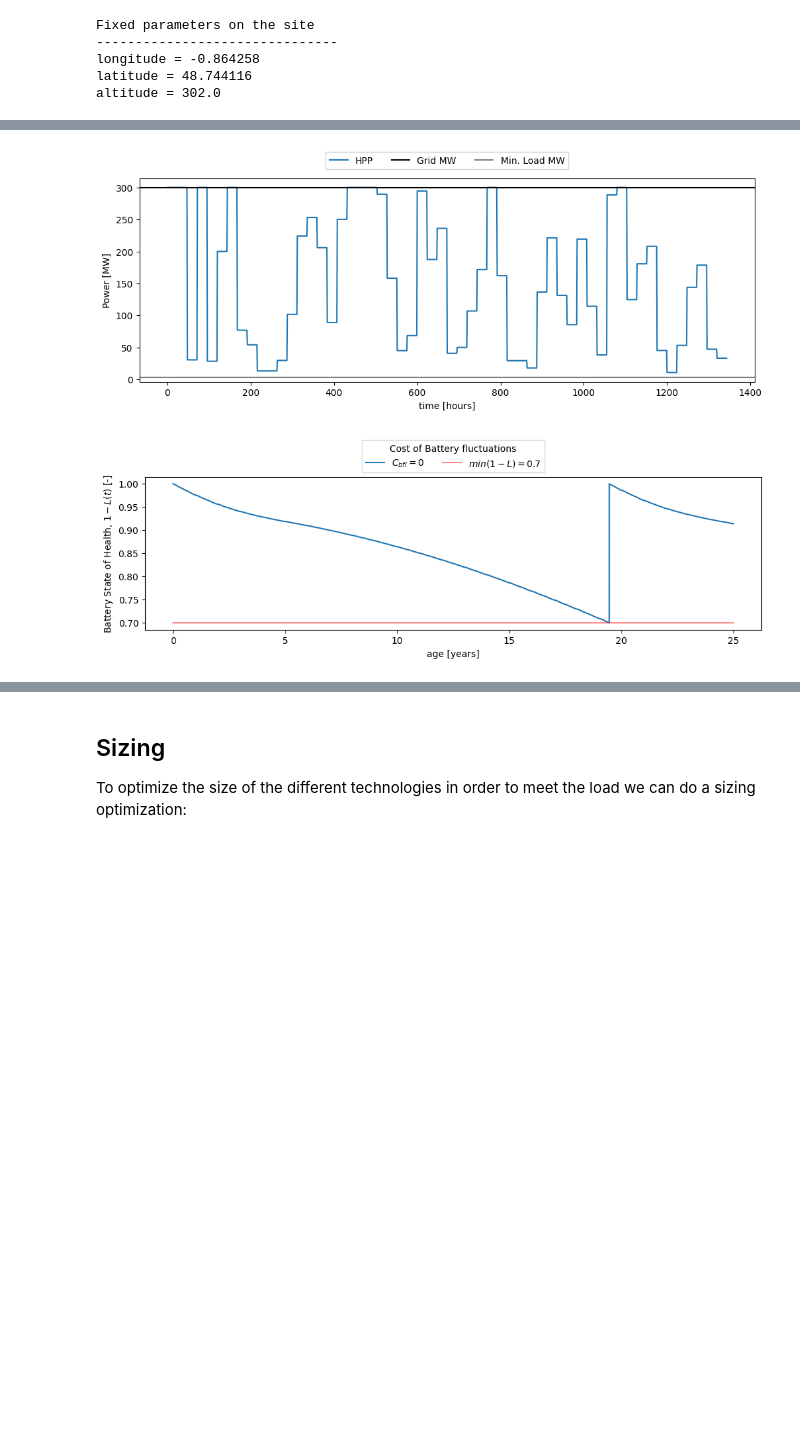
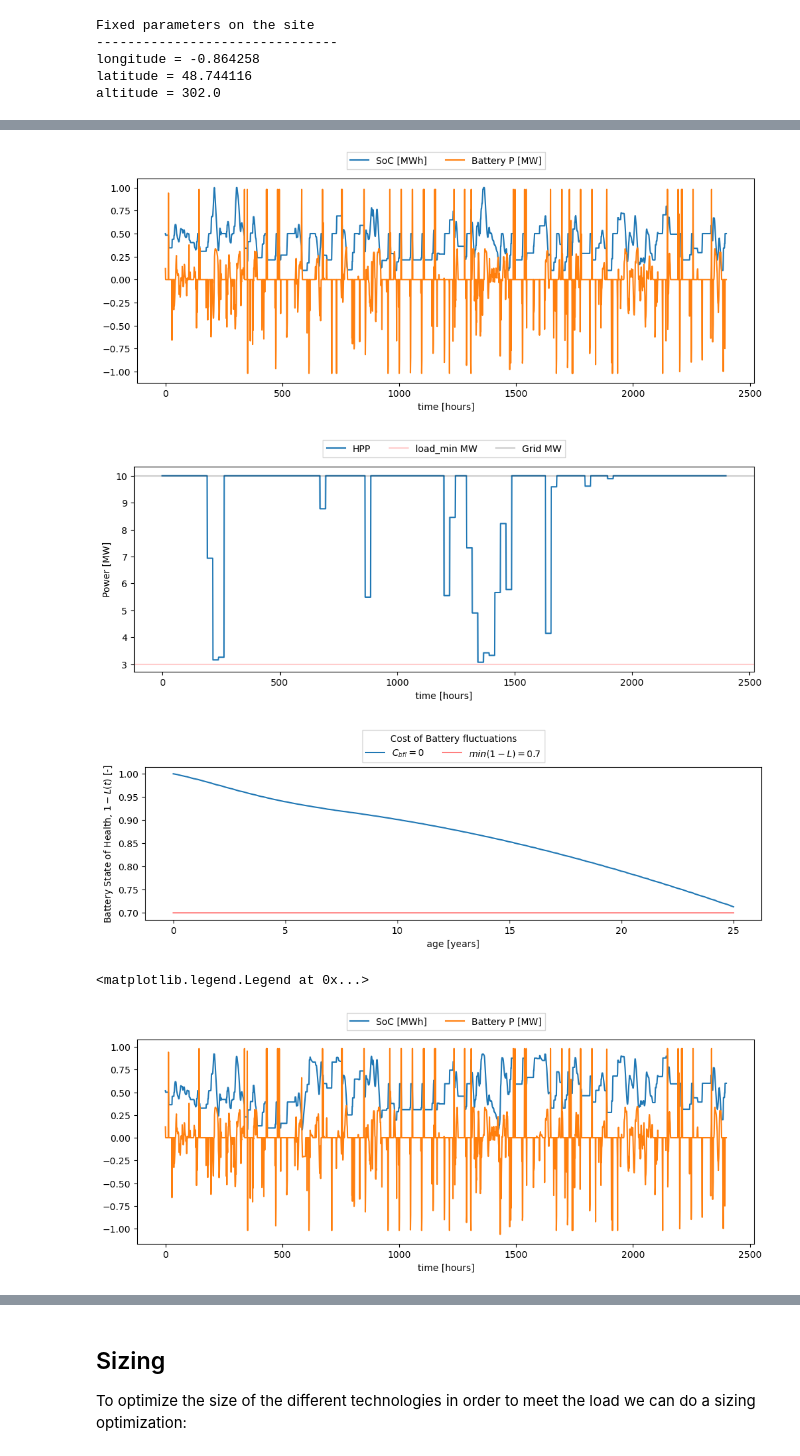
Before and after one commit to MartenDeVries96/hydesign, a Jupyter notebook: docs/notebooks/constant_output.ipynb, the cells around one changed output, grey strips where cells are left out. Saved outputs shown, nothing was run; the diff lists cells and outputs as text; code cells hidden in the pictures; blank space fills up the shorter version.

```diff
--- a/docs/notebooks/constant_output.ipynb
+++ b/docs/notebooks/constant_output.ipynb
@@ -42,7 +42,7 @@ longitude = ex_site['longitude'].values[0]
 latitude = ex_site['latitude'].values[0]
 altitude = ex_site['altitude'].values[0]
 input_ts_fn = examples_filepath+ex_site['input_ts_fn'].values[0]
-sim_pars_fn = examples_filepath+ex_site['sim_pars_fn'].values[0]
+sim_pars_fn = examples_filepath+ex_site['sim_pars_fn'].values[0].replace('.yml','_benchmark.yml')
 H2_demand_fn = examples_filepath+ex_site['H2_demand_col'].values[0]
 
 PPA = 40 # Euro/MWh
@@ -56,8 +56,9 @@ hpp = hpp_model(
     input_ts_fn = input_ts_fn,
     ppa_price=PPA,
     load_min=3, #MW
+    battery_deg=True,
 )
-x=[35.0, 300.0, 10.0, 46, 7.0, 74, 25.0, 180.0, 1.0, 30, 7, 10.0]
+x=[35.0, 300.0, 10.0, 3, 7.0, 30, 25.0, 180.0, 1.0, 30, 7, 10.0]
 # %% [output]
 Fixed parameters on the site
 -------------------------------
@@ -89,4 +90,9 @@ Capacity factor wind [-]: 0.518
 # %%
+G_MW = hpp.prob['G_MW']
+b_P = hpp.prob['b_P']
+b_E = hpp.prob['b_E']
+load_min = hpp.prob['load_min']
+
 b_E_SOC_t = hpp.prob.get_val('ems.b_E_SOC_t')
 b_t = hpp.prob.get_val('ems.b_t')
 price_t = hpp.prob.get_val('ems.price_t')
@@ -94,35 +100,90 @@ price_t = hpp.prob.get_val('ems.price_t')
 wind_t = hpp.prob.get_val('ems.wind_t')
 solar_t = hpp.prob.get_val('ems.solar_t')
 hpp_t = hpp.prob.get_val('ems.hpp_t')
 hpp_curt_t = hpp.prob.get_val('ems.hpp_curt_t')
 grid_MW = hpp.prob.get_val('ems.G_MW')
 
-n_days_plot = 14*4
+
+n_start = int(24*365*7.2)
+n_days_plot = 100
+
+
 
 plt.figure(figsize=[12,4])
+# plt.plot(price_t[:24*n_days_plot], label='price')
+plt.plot(b_E_SOC_t[n_start:n_start+24*n_days_plot]/b_E, label='SoC [MWh]')
+plt.plot(b_t[n_start:n_start+24*n_days_plot]/b_P, label='Battery P [MW]')
+plt.xlabel('time [hours]')
+plt.legend(loc='upper center', bbox_to_anchor=(0.5, 1.15),
+           ncol=3, fancybox=0, shadow=0)
+
+plt.figure(figsize=[12,4])
+# plt.plot(wind_t[n_start:n_start+24*n_days_plot], label='wind')
+# plt.plot(solar_t[n_start:n_start+24*n_days_plot], label='PV')
 plt.plot(hpp_t[:24*n_days_plot], label='HPP')
-plt.axhline(grid_MW, label='Grid MW', color='k')
-plt.axhline(hpp.prob['load_min'], label='Min. Load MW', color='grey')
+# plt.plot(hpp_curt_t[:24*n_days_plot], label='HPP curtailed')
+
+plt.axhline(load_min, label='load_min MW', color='r', alpha = 0.2)
+plt.axhline(grid_MW, label='Grid MW', color='k', alpha = 0.2)
 plt.xlabel('time [hours]')
 plt.ylabel('Power [MW]')
 plt.legend(loc='upper center', bbox_to_anchor=(0.5, 1.15),
            ncol=5, fancybox=0, shadow=0)
 plt.show()
 
 N_life = hpp.sim_pars['N_life']
 life_h = N_life*365*24
 age = np.arange(life_h)/(24*365)
 
 SoH = np.copy(hpp.prob.get_val('battery_degradation.SoH'))
 plt.figure(figsize=[12,3])
 plt.plot( age, SoH, label=r'$C_{bfl}=0$')
 plt.plot( age, 0.7*np.ones_like(age), label=r'$min(1-L) = 0.7$', color='r',alpha=0.5)
 plt.xlabel('age [years]')
 plt.ylabel(r'Battery State of Health, $1-L(t)$ [-]')
 plt.legend(title='Cost of Battery fluctuations',
             loc='upper center', bbox_to_anchor=(0.5, 1.27),
             ncol=3, fancybox=0, shadow=0)
 plt.show()
+
+
+b_E_SOC_t = hpp.prob.get_val('ems_long_term_operation.b_E_SOC_t_with_deg')
+b_t = hpp.prob.get_val('ems_long_term_operation.b_t_with_deg')
+price_t = hpp.prob.get_val('ems.price_t')
+
+hpp_t = hpp.prob.get_val('ems_long_term_operation.hpp_t_with_deg')
+hpp_curt_t = hpp.prob.get_val('ems_long_term_operation.hpp_curt_t_with_deg')
+grid_MW = hpp.prob.get_val('ems.G_MW')
+
+
+n_start = int(24*365*7.2)
+n_days_plot = 100
+
+
+
+plt.figure(figsize=[12,4])
+# plt.plot(price_t[:24*n_days_plot], label='price')
+plt.plot(b_E_SOC_t[n_start:n_start+24*n_days_plot]/b_E, label='SoC [MWh]')
+plt.plot(b_t[n_start:n_start+24*n_days_plot]/b_P, label='Battery P [MW]')
+plt.xlabel('time [hours]')
+plt.legend(loc='upper center', bbox_to_anchor=(0.5, 1.15),
+           ncol=3, fancybox=0, shadow=0)
+
+plt.figure(figsize=[12,4])
+# plt.plot(wind_t[n_start:n_start+24*n_days_plot], label='wind')
+# plt.plot(solar_t[n_start:n_start+24*n_days_plot], label='PV')
+plt.plot(hpp_t[:24*n_days_plot], label='HPP')
+# plt.plot(hpp_curt_t[:24*n_days_plot], label='HPP curtailed')
+
+plt.axhline(load_min, label='load_min MW', color='r', alpha = 0.2)
+plt.axhline(grid_MW, label='Grid MW', color='k', alpha = 0.2)
+plt.xlabel('time [hours]')
+plt.ylabel('Power [MW]')
+plt.legend(loc='upper center', bbox_to_anchor=(0.5, 1.15),
+           ncol=5, fancybox=0, shadow=0)
 # %% [output]
-[figure, old version]
+[figure, new version]
-[figure, old version]
+[figure, new version]
+[figure, added]
+<matplotlib.legend.Legend at 0x...>
+[figure, added]
```
Also changed, not shown: parts of 2 cells of this notebook, 5 other files.
